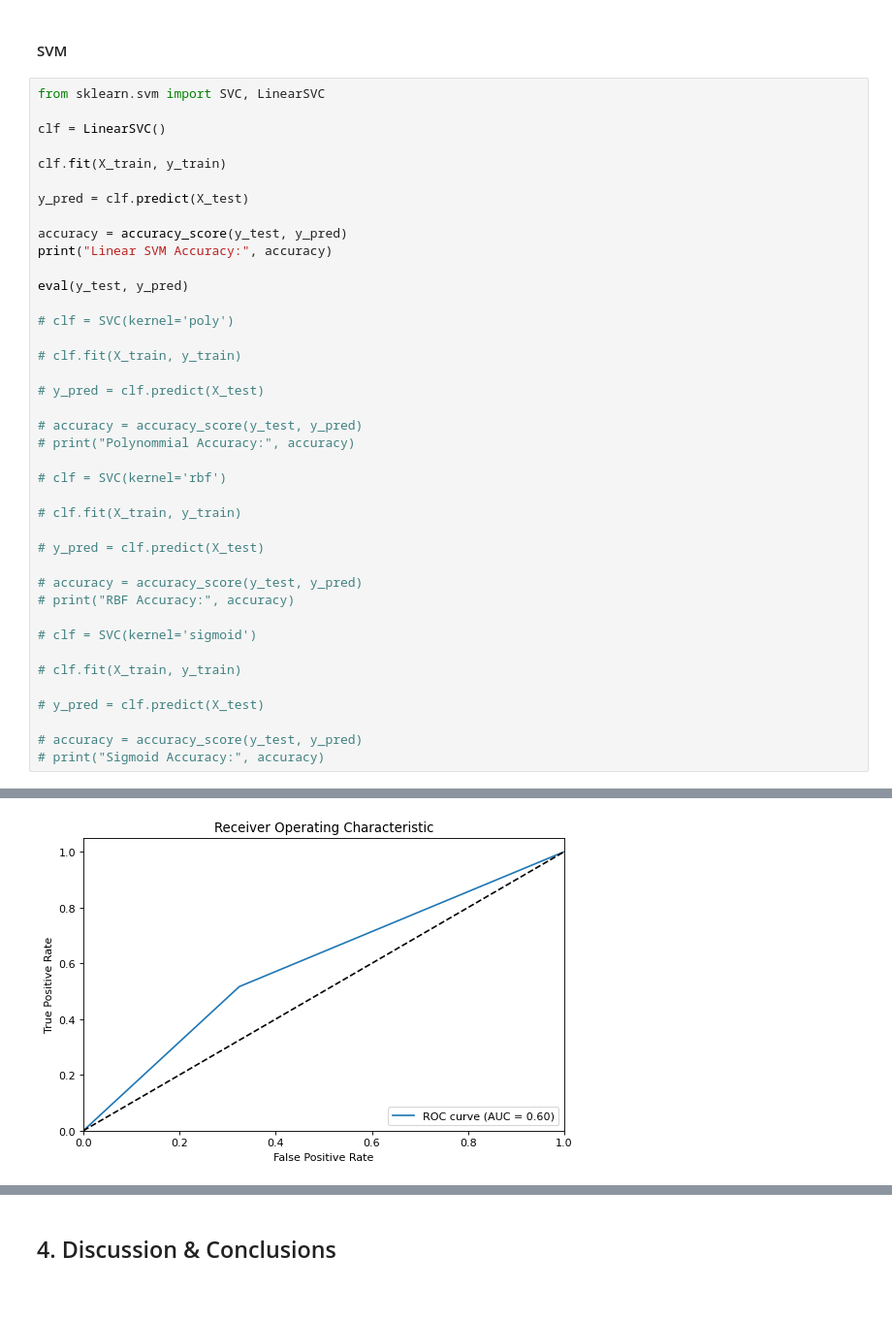
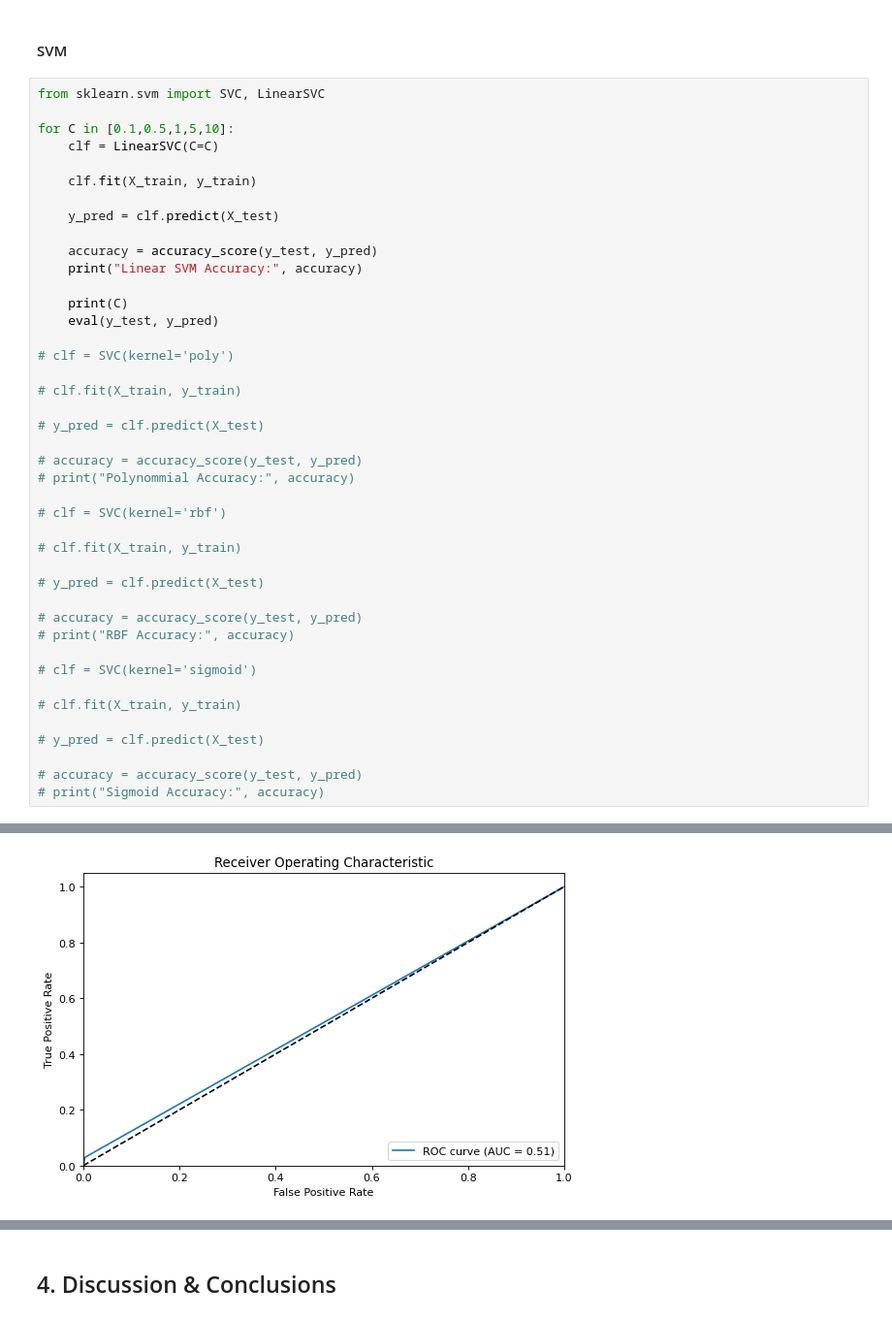
Before and after one commit to williamjones7/MachineLearningProj2, a Jupyter notebook: project2.ipynb, the cells around one changed output, grey strips where cells are left out. Shown at 97% size. Saved outputs shown, nothing was run; the diff lists cells and outputs as text.

```diff
--- a/project2.ipynb
+++ b/project2.ipynb
@@ -315,16 +322,18 @@ LogisticRegression(max_iter=10000, penalty='l1', solver='saga')
 # %%
 from sklearn.svm import SVC, LinearSVC
 
-clf = LinearSVC()
+for C in [0.1,0.5,1,5,10]:
+    clf = LinearSVC(C=C)
 
-clf.fit(X_train, y_train)
+    clf.fit(X_train, y_train)
 
-y_pred = clf.predict(X_test)
+    y_pred = clf.predict(X_test)
 
-accuracy = accuracy_score(y_test, y_pred)
-print("Linear SVM Accuracy:", accuracy)
+    accuracy = accuracy_score(y_test, y_pred)
+    print("Linear SVM Accuracy:", accuracy)
 
-eval(y_test, y_pred)
+    print(C)
+    eval(y_test, y_pred)
 
 # clf = SVC(kernel='poly')
 
@@ -361 +371 @@ AUC:  0.59606031596385
-[figure, old version]
+[figure, new version]
```
Also changed, not shown: parts of 4 cells of this notebook.
